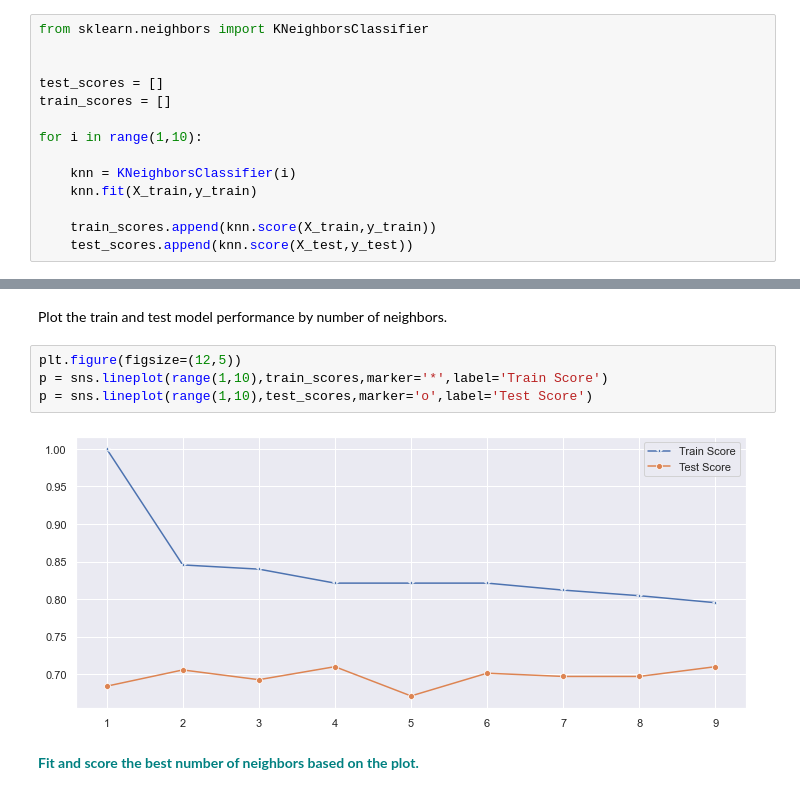
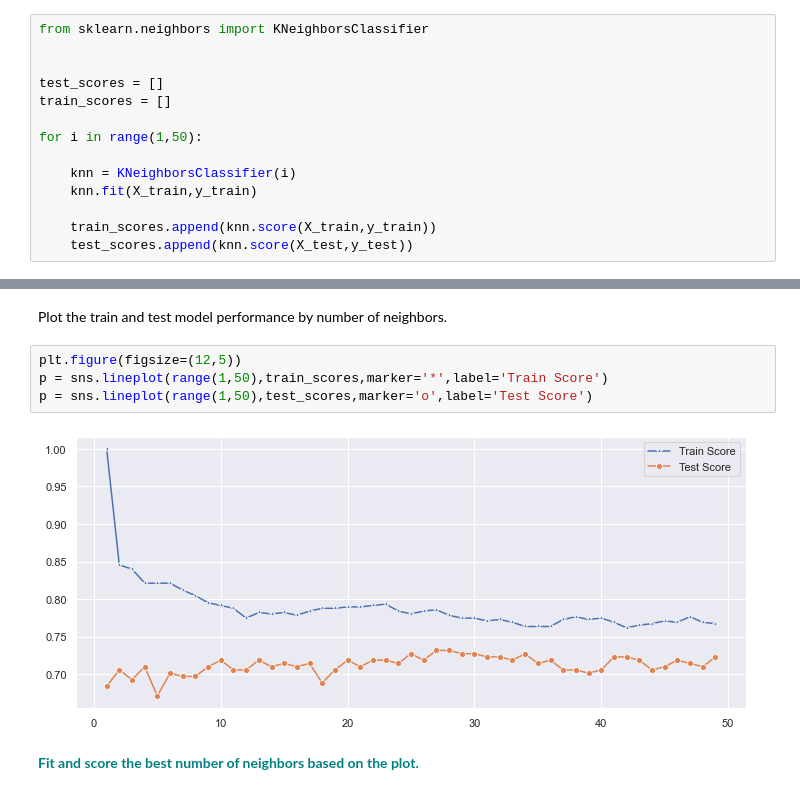
Before and after one commit to harsh2403/Grid-Search-in-KNN, a Jupyter notebook: GridSearchKNN_Case_Study.ipynb, the cells around one changed output, grey strips where cells are left out. Drawn from its saved outputs; the diff is of its cells as text.

```diff
--- a/GridSearchKNN_Case_Study.ipynb
+++ b/GridSearchKNN_Case_Study.ipynb
@@ -213,7 +213,7 @@ from sklearn.neighbors import KNeighborsClassifier
 test_scores = []
 train_scores = []
 
-for i in range(1,10):
+for i in range(1,50):
 
     knn = KNeighborsClassifier(i)
     knn.fit(X_train,y_train)
@@ -242,10 +242,10 @@ max(train_scores[1:])
 Plot the train and test model performance by number of neighbors.
 # %%
 plt.figure(figsize=(12,5))
-p = sns.lineplot(range(1,10),train_scores,marker='*',label='Train Score')
-p = sns.lineplot(range(1,10),test_scores,marker='o',label='Test Score')
+p = sns.lineplot(range(1,50),train_scores,marker='*',label='Train Score')
+p = sns.lineplot(range(1,50),test_scores,marker='o',label='Test Score')
 # %% [output]
-[figure, old version]
+[figure, new version]
 # %% [markdown]
 **<font color='teal'> Fit and score the best number of neighbors based on the plot. </font>**
 # %%
```
Also changed, not shown: parts of 5 cells of this notebook.
